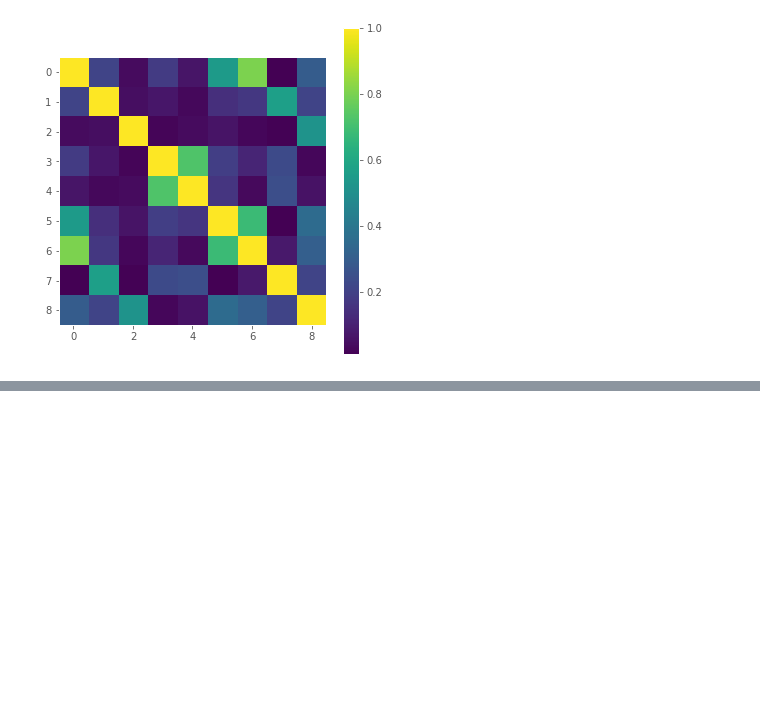
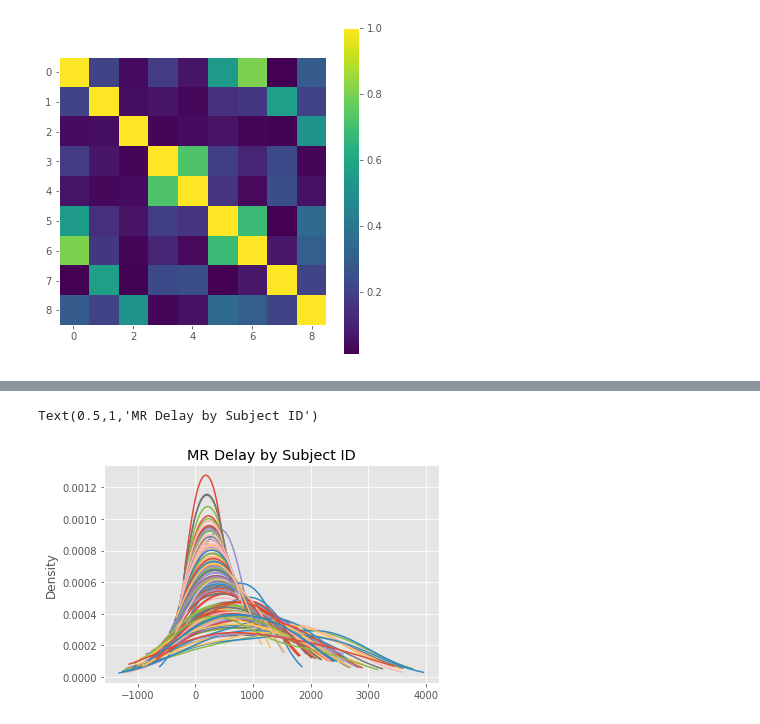
Before and after one commit to madhavi-r/Mashya_repo, a Jupyter notebook: yamini-formatted.ipynb, the cells around one changed output, grey strips where cells are left out. Cells and saved outputs as stored; diff of their text form; code cells hidden in the pictures; blank space fills up the shorter version.

```diff
--- a/yamini-formatted.ipynb
+++ b/yamini-formatted.ipynb
@@ -584,0 +593,6 @@ plt.savefig('colormap.png')
+# %%
+df2.groupby('Subject ID')['MR Delay'].plot.kde()
+plt.title('MR Delay by Subject ID')
+# %% [output]
+Text(0.5,1,'MR Delay by Subject ID')
+[figure, added]
```
Also changed, not shown: parts of 2 cells of this notebook.
